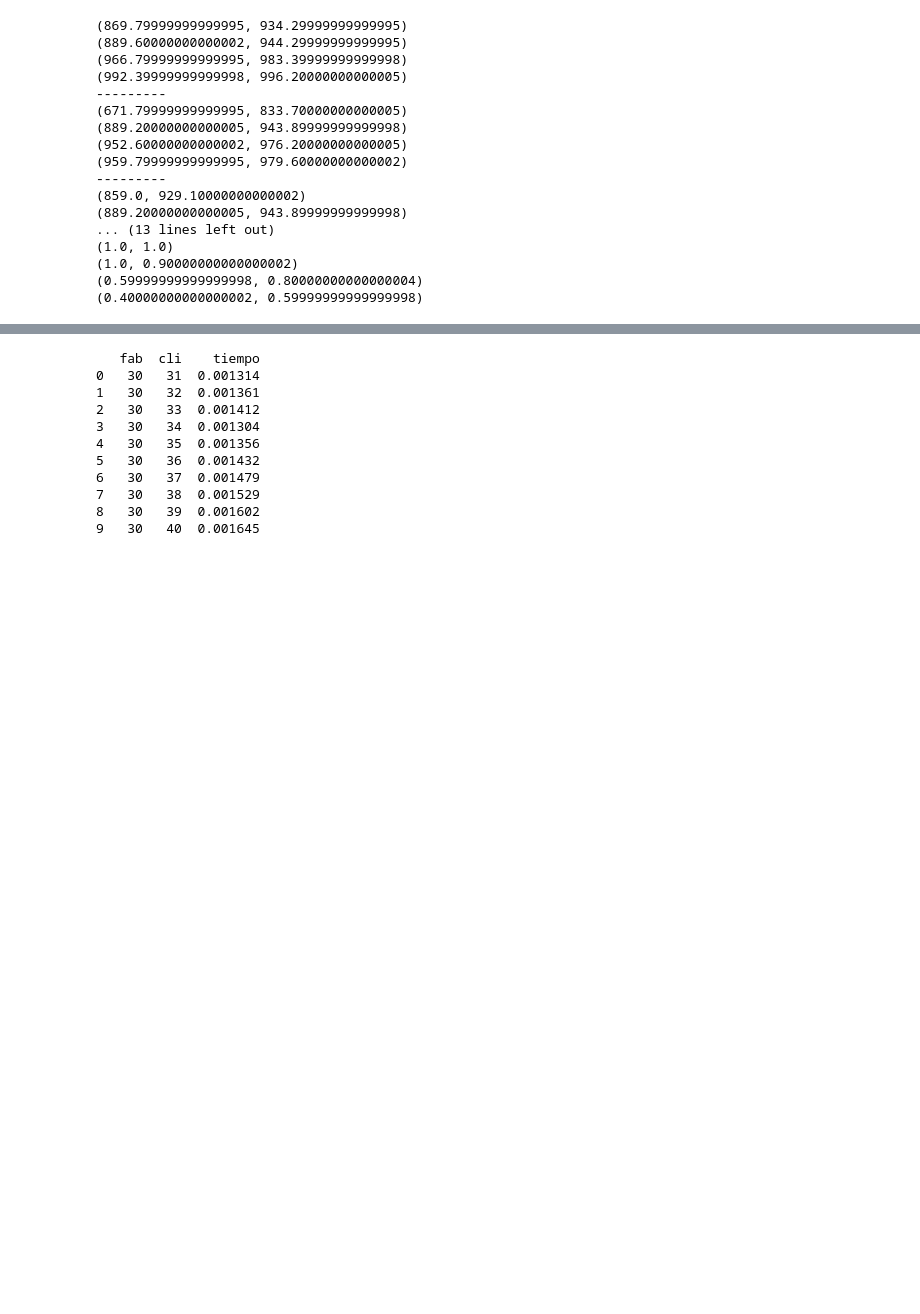
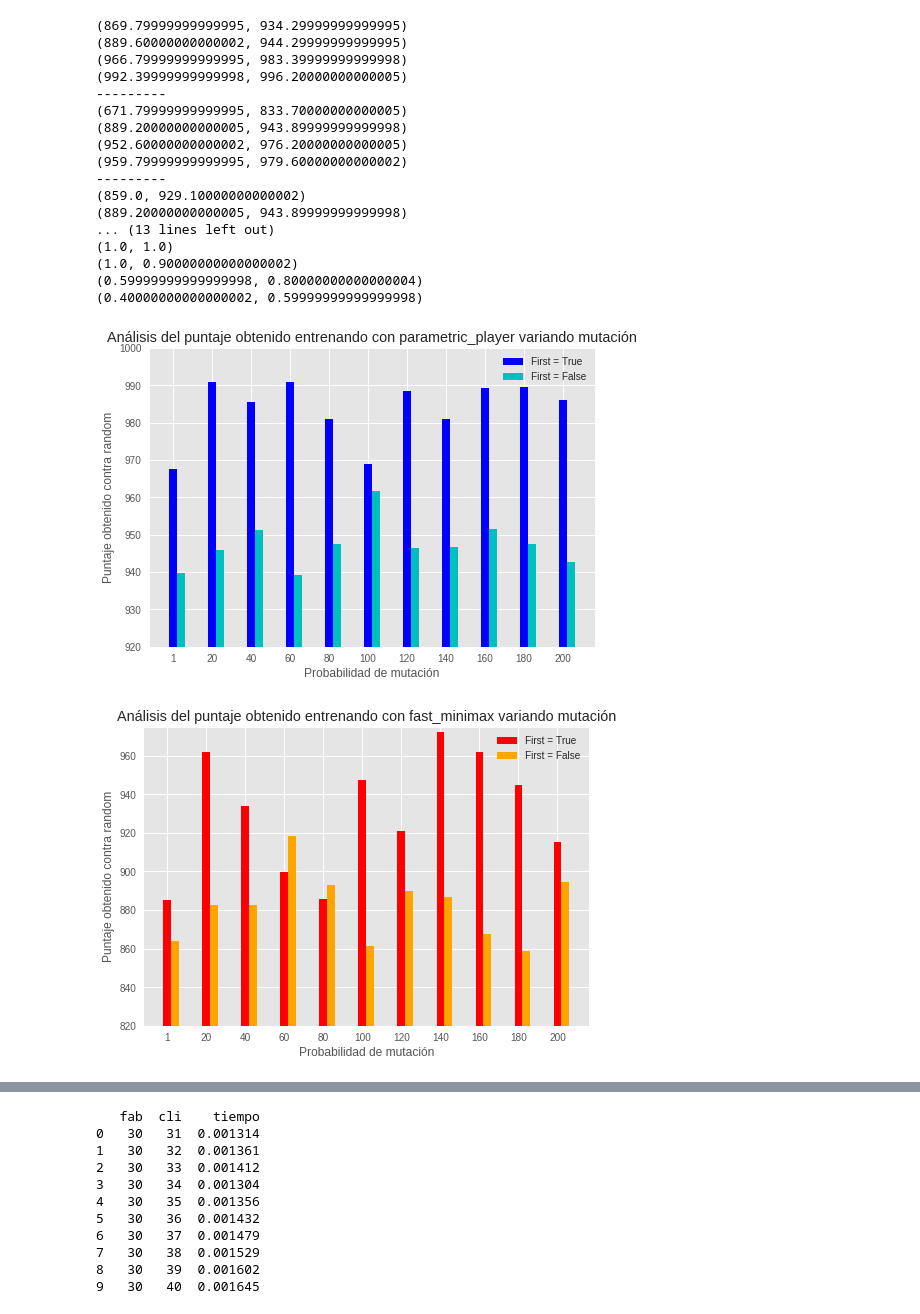
Before and after one commit to lucascarbonelli/AED3-TP3, a Jupyter notebook: graficador/graficador.ipynb, the cells around one changed output, grey strips where cells are left out. Saved outputs shown, nothing was run; the diff lists cells and outputs as text; code cells hidden in the pictures; blank space fills up the shorter version.

Commit message:
graficador con template para mutación

```diff
--- a/graficador/graficador.ipynb
+++ b/graficador/graficador.ipynb
@@ -443,3 +443,62 @@ print(fr_pp_mf1)
 (1.0, 0.90000000000000002)
 (0.59999999999999998, 0.80000000000000004)
 (0.40000000000000002, 0.59999999999999998)
+# %%
+def filtrado_mut(df, first, trainer):
+    df_aux = df.loc[(df['first'] == first) & (df['trainer'] == trainer)].reset_index()
+    return df_aux.reset_index()
+
+def puntajesMut(df):
+    scores = []
+    for i in range(0,len(df['prob']),10):
+        randomScore = 0
+        randomWon = 0
+        for j in range(0,10):
+            randomScore = randomScore + df['scoreRandom'][i+j]
+            randomWon = randomWon + df['wonRandom'][i+j]
+        randomScore = randomScore/10
+        randomWon = randomWon/10
+        scores.append((randomScore,randomWon))
+
+    return scores
+
+
+def plotbar4(xs,xt,ys1,ys2,r,w,lgx,lgy,lx,ly,t,c1,c2,y1,y2):
+    sns.plt.bar([xs[i] for i in range(0,len(ys1))],[ys1[j][r] for j in range(0,len(ys1))],width=w,color=c1)
+    sns.plt.bar([xs[i]+w for i in range(0,len(ys2))],[ys2[j][r] for j in range(0,len(ys2))],width=w,color=c2)
+    sns.plt.xticks(xs, xt)
+    sns.plt.legend(labels=[lgx,lgy])
+    sns.plt.ylim(y1,y2)
+    sns.plt.title(t)
+    sns.plt.xlabel(lx)
+    sns.plt.ylabel(ly)
+    sns.plt.show()
+    sns.plt.close()
+
+
+df_mut = pd.read_csv('./helix_mut.csv')
+
+#agrupar por trainer
+#    agrupar por first
+#        sacar avg por mut
+
+
+df_mut_minimax_0 = filtrado_mut(df_mut, False, 'minimax_fast')
+df_mut_minimax_1 = filtrado_mut(df_mut, True, 'minimax_fast')
+df_mut_parametric_0 = filtrado_mut(df_mut, False, 'parametric_player')
+df_mut_parametric_1 = filtrado_mut(df_mut, True, 'parametric_player')#roto
+
+numeros = [1,20,40,60,80,100,120,140,160,180,200]
+xss = [1,2,3,4,5,6,7,8,9,10,11]
+xss2 = [1,1.5,2,2.5,3,3.5,4,4.5,5,5.5,6]
+
+mut_minimax_0 = puntajesMut(df_mut_minimax_0)
+mut_minimax_1 = puntajesMut(df_mut_minimax_1)
+mut_parametric_0 = puntajesMut(df_mut_parametric_0)
+mut_parametric_1 = puntajesMut(df_mut_parametric_1)
+
+plotbar4(xss2,numeros,mut_parametric_1,mut_parametric_0,0,0.1,'First = True','First = False','Probabilidad de mutación','Puntaje obtenido contra random','Análisis del puntaje obtenido entrenando con parametric_player variando mutación','b','c',920,1000)
+plotbar4(xss2,numeros,mut_minimax_1,mut_minimax_0,0,0.1,'First = True','First = False','Probabilidad de mutación','Puntaje obtenido contra random','Análisis del puntaje obtenido entrenando con fast_minimax variando mutación','r','orange',820,975)
+# %% [output]
+[figure, added]
+[figure, added]
```
Also changed, not shown: parts of 1 cell of this notebook.
